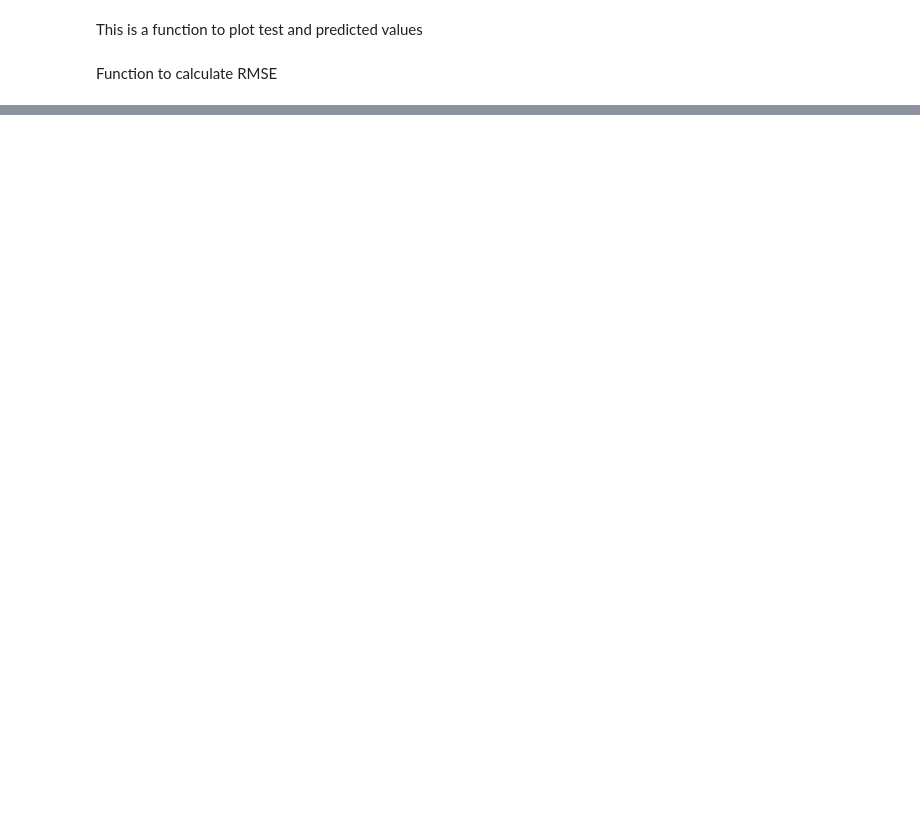
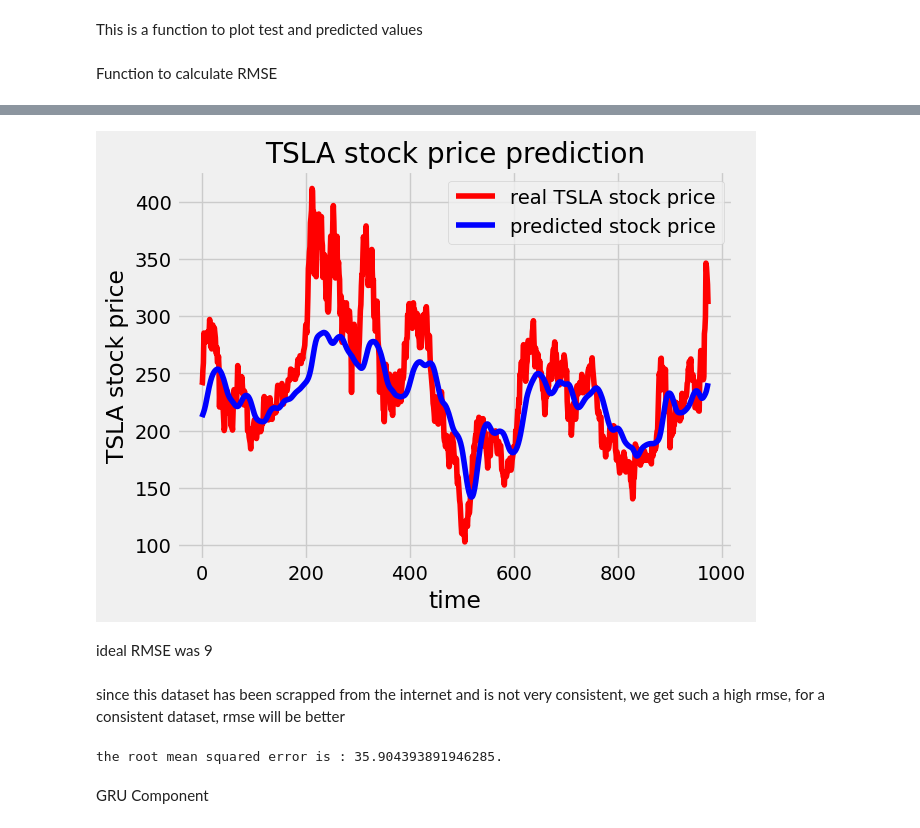
Before and after one commit to Partha-Suresh/XAI-Project, a Jupyter notebook: notebooks/Stock Regression/LSTM model stock price prediction.ipynb, the cells around one changed output, grey strips where cells are left out. Saved outputs shown, nothing was run; the diff lists cells and outputs as text; code cells hidden in the pictures; blank space fills up the shorter version.

Commit message:
Completed LSTM and GRU files

```diff
--- a/notebooks/Stock Regression/LSTM model stock price prediction.ipynb
+++ b/notebooks/Stock Regression/LSTM model stock price prediction.ipynb
@@ -83,0 +160,8 @@ NameError: name 'MinMaxScaler' is not defined
+# %%
+# compiling the LSTM RNN network
+
+regressor.compile(optimizer='rmsprop', loss='mean_squared_error')
+
+# fit to the training set
+
+regressor.fit(x_train, y_train, epochs=5, batch_size=32)
@@ -83,0 +180,13 @@ NameError: name 'MinMaxScaler' is not defined
+# %%
+# Now to get the test set ready in a similar way as the training set.
+# The following has been done so forst 60 entires of test set have 60 previous values which is impossible to get unless we take the whole 'High' attribute data for processing
+
+dataset_total = pd.concat((data['High'][:'2020'], data['High']['2021':]), axis=0)
+print(dataset_total.shape)
+
+inputs = dataset_total[len(dataset_total)-len(test)-60 : ].values
+print(inputs.shape)
+inputs = inputs.reshape(-1,1)
+print(inputs.shape)
+inputs = sc.transform(inputs)
+print(inputs.shape)
@@ -83,0 +198,14 @@ NameError: name 'MinMaxScaler' is not defined
+# %%
+# preparing x_test
+
+x_test = []
+for i in range(60,1035):  #where 1035 is the length of the inputs
+    x_test.append(inputs[i-60:i, 0])
+
+x_test = np.array(x_test)
+x_test = np.reshape(x_test, (x_test.shape[0], x_test.shape[1], 1))
+# %%
+# predicting the stock prices for test set
+
+predicted = regressor.predict(x_test)
+predicted = sc.inverse_transform(predicted)
@@ -83,0 +214,18 @@ NameError: name 'MinMaxScaler' is not defined
+# %%
+# visualizing the results: predicted vs test
+
+plot_predictions(test, predicted)
+# %% [output]
+[figure, added]
+# %% [markdown]
+ideal RMSE was 9
+# %% [markdown]
+since this dataset has been scrapped from the internet and is not very consistent, we get such a high rmse, for a consistent dataset, rmse will be better
+# %%
+# evaluating the model
+
+return_rmse(test, predicted)
+# %% [output]
+the root mean squared error is : 35.904393891946285.
+# %% [markdown]
+GRU Component
```
Also changed, not shown: parts of 30 cells of this notebook, 3 other files.
